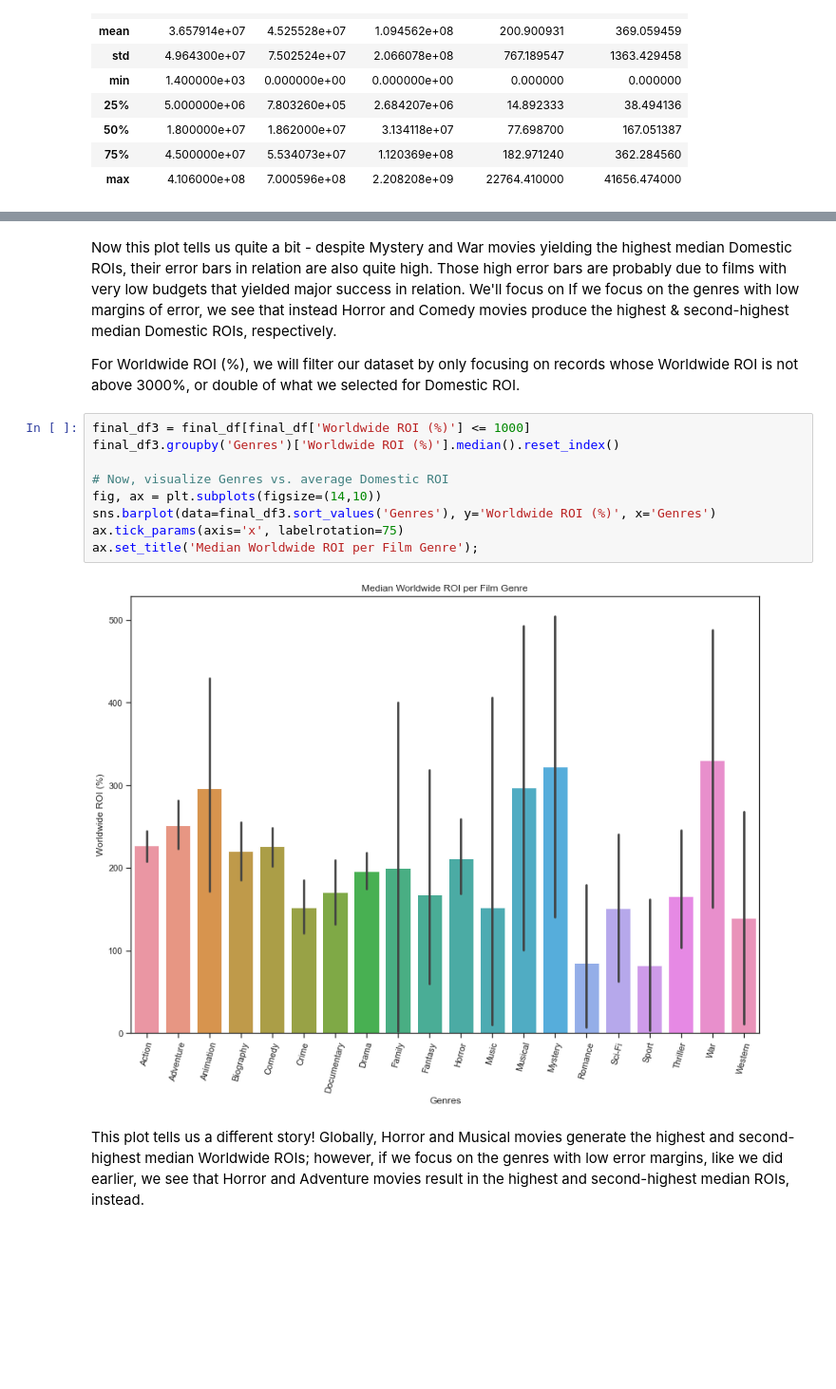
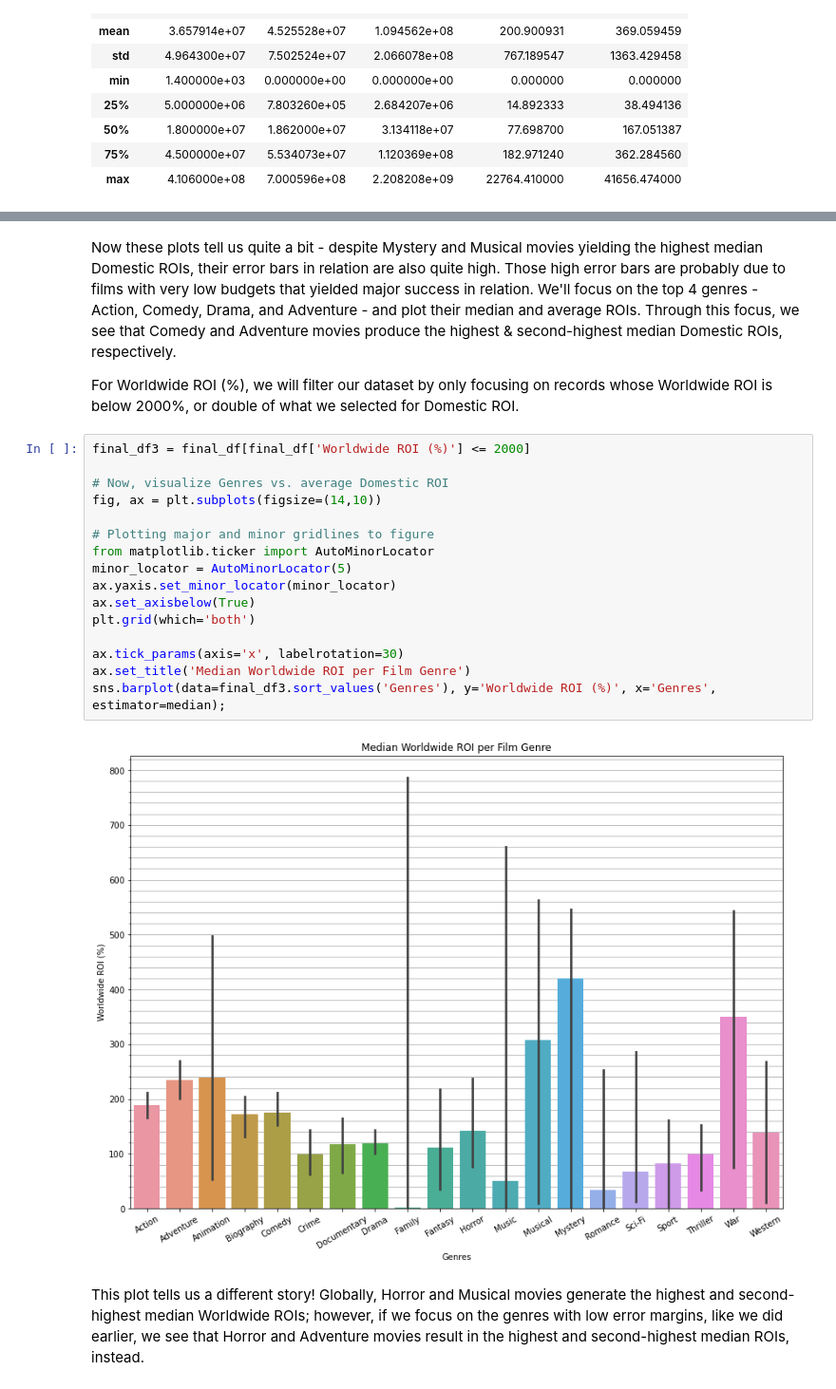
Before and after one commit to rookiescientist-andre/Microsoft-Film-Analysis, a Jupyter notebook: Microsoft Film Analysis - Notebook.ipynb, the cells around one changed output, grey strips where cells are left out. Shown: that part at 95% size. Drawn from its saved outputs; the diff is of its cells as text; blank space fills up the shorter version.

```diff
--- a/Microsoft Film Analysis - Notebook.ipynb
+++ b/Microsoft Film Analysis - Notebook.ipynb
@@ -333,18 +360,25 @@ ax.set_title('Median Domestic ROI per Film Genre');
 # %% [markdown]
-Now this plot tells us quite a bit - despite Mystery and War movies yielding the highest median Domestic ROIs, their error bars in relation are also quite high. Those high error bars are probably due to films with very low budgets that yielded major success in relation. We'll focus on If we focus on the genres with low margins of error, we see that instead Horror and Comedy movies produce the highest & second-highest median Domestic ROIs, respectively.
+Now these plots tell us quite a bit - despite Mystery and Musical movies yielding the highest median Domestic ROIs, their error bars in relation are also quite high. Those high error bars are probably due to films with very low budgets that yielded major success in relation. We'll focus on the top 4 genres - Action, Comedy, Drama, and Adventure - and plot their median and average ROIs. Through this focus, we see that Comedy and Adventure movies produce the highest & second-highest median Domestic ROIs, respectively.
 
-For Worldwide ROI (%), we will filter our dataset by only focusing on records whose Worldwide ROI is not above 3000%, or double of what we selected for Domestic ROI.
+For Worldwide ROI (%), we will filter our dataset by only focusing on records whose Worldwide ROI is below 2000%, or double of what we selected for Domestic ROI.
 # %%
-final_df3 = final_df[final_df['Worldwide ROI (%)'] <= 1000]
-final_df3.groupby('Genres')['Worldwide ROI (%)'].median().reset_index()
+final_df3 = final_df[final_df['Worldwide ROI (%)'] <= 2000]
 
 # Now, visualize Genres vs. average Domestic ROI
 fig, ax = plt.subplots(figsize=(14,10))
-sns.barplot(data=final_df3.sort_values('Genres'), y='Worldwide ROI (%)', x='Genres')
-ax.tick_params(axis='x', labelrotation=75)
-ax.set_title('Median Worldwide ROI per Film Genre');
+
+# Plotting major and minor gridlines to figure
+from matplotlib.ticker import AutoMinorLocator
+minor_locator = AutoMinorLocator(5)
+ax.yaxis.set_minor_locator(minor_locator)
+ax.set_axisbelow(True)
+plt.grid(which='both')
+
+ax.tick_params(axis='x', labelrotation=30)
+ax.set_title('Median Worldwide ROI per Film Genre')
+sns.barplot(data=final_df3.sort_values('Genres'), y='Worldwide ROI (%)', x='Genres', estimator=median);
 # %% [output]
-[figure, old version]
+[figure, new version]
 # %% [markdown]
 This plot tells us a different story! Globally, Horror and Musical movies generate the highest and second-highest median Worldwide ROIs; however, if we focus on the genres with low error margins, like we did earlier, we see that Horror and Adventure movies result in the highest and second-highest median ROIs, instead.
 # %%
```
Also changed, not shown: parts of 5 cells of this notebook.
